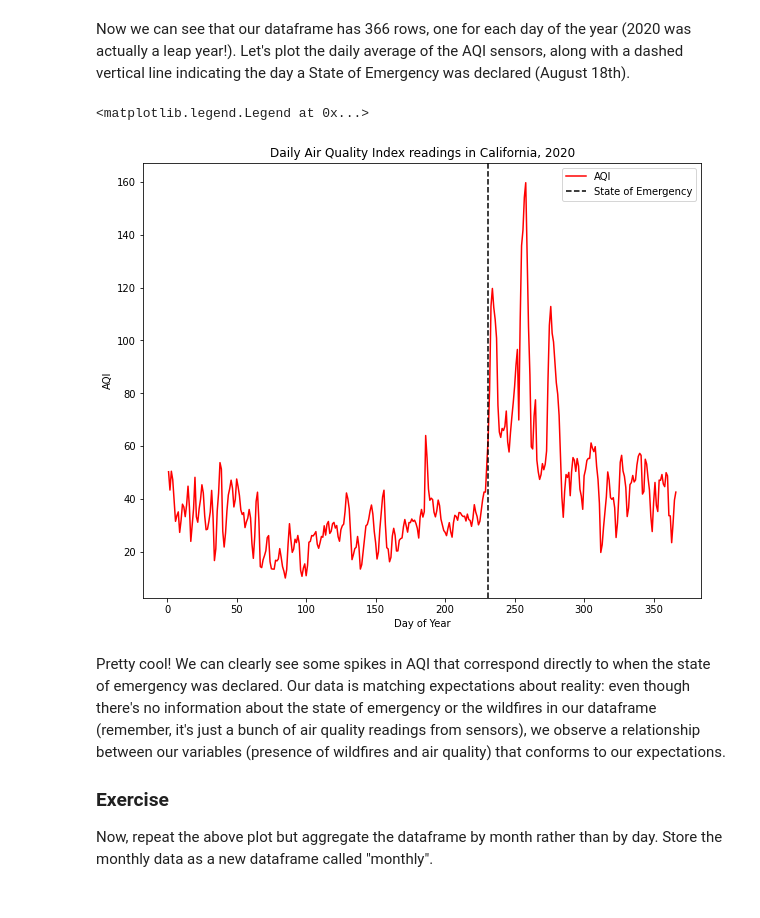
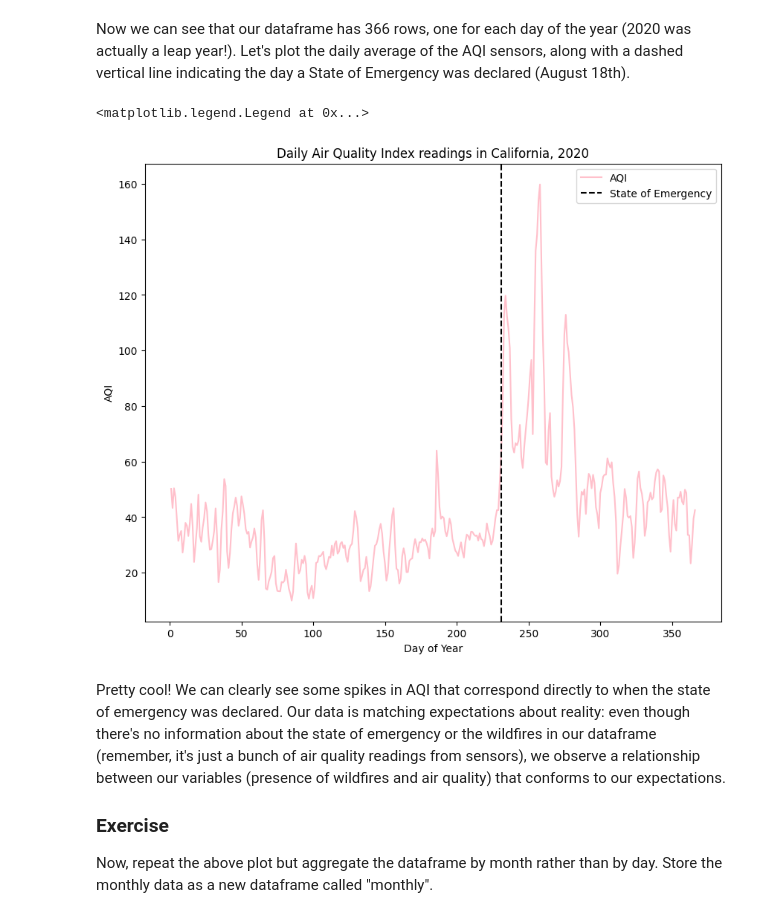
Before and after one commit to lydialiross/QM2, a Jupyter notebook: notebooks/W03. Spatial Data.ipynb, the cells around one changed output. Cells and saved outputs as stored; diff of their text form; code cells hidden in the pictures.

```diff
--- a/notebooks/W03. Spatial Data.ipynb
+++ b/notebooks/W03. Spatial Data.ipynb
@@ -111,6 +111,8 @@ When I print the new columns we've made ("Month" and "Day") next to the original
 ### Exercise
 
 [Here's](https://pandas.pydata.org/docs/reference/api/pandas.Series.dt.dayofyear.html) the documentation for the pandas function that allowed us to extract the day of year from the datetime column. Using the documentation on this page, create a new column in the dataframe that contains the week of year.
+# %%
+df['Week'] = df['Date'].dt.isocalendar().week
 # %% [markdown]
 ### Grouping Data
 
@@ -149,19 +153,19 @@ Name: AQI, Length: 366, dtype: float64
 Now we can see that our dataframe has 366 rows, one for each day of the year (2020 was actually a leap year!). Let's plot the daily average of the AQI sensors, along with a dashed vertical line indicating the day a State of Emergency was declared (August 18th).
 # %%
 # plot the daily data
-daily.plot(color='red')
+daily.plot(color='pink')
 
 #add title and axis labels
 plt.title('Daily Air Quality Index readings in California, 2020')
 plt.ylabel('AQI')
 plt.xlabel('Day of Year')
 
 # add a dashed black line on August 18th (the 231st day of the year)
 plt.axvline(231, color='black', linestyle='--', label='State of Emergency')
 plt.legend()
 # %% [output]
 <matplotlib.legend.Legend at 0x...>
-[figure, old version]
+[figure, new version]
 # %% [markdown]
 Pretty cool! We can clearly see some spikes in AQI that correspond directly to when the state of emergency was declared. Our data is matching expectations about reality: even though there's no information about the state of emergency or the wildfires in our dataframe (remember, it's just a bunch of air quality readings from sensors), we observe a relationship between our variables (presence of wildfires and air quality) that conforms to our expectations.
 
```
Also changed, not shown: parts of 7 cells of this notebook.
